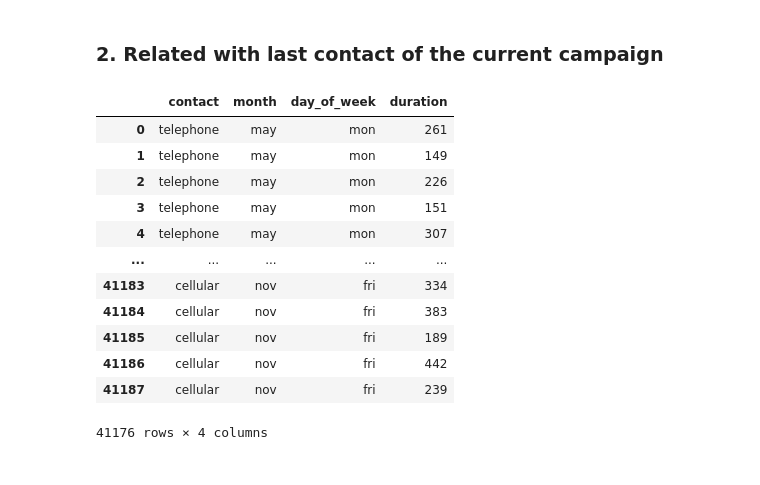
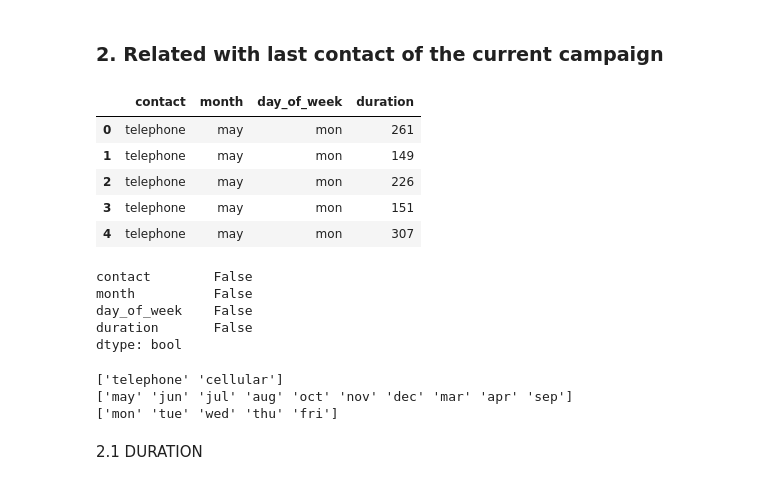
Before and after one commit to rkm7387/PORTUGES-BANK, a Jupyter notebook: portuges_bank.ipynb, the cells around one changed output. Drawn from its saved outputs; the diff is of its cells as text; code cells hidden in the pictures.

```diff
--- a/portuges_bank.ipynb
+++ b/portuges_bank.ipynb
@@ -611,18 +628,29 @@ bank_client.shape
 # %% [markdown]
 ### 2. Related with last contact of the current campaign
 # %%
-bank_related
+bank_related.head()
 # %% [output]
 |  | contact | month | day_of_week | duration |
 | 0 | telephone | may | mon | 261 |
 | 1 | telephone | may | mon | 149 |
 | 2 | telephone | may | mon | 226 |
 | 3 | telephone | may | mon | 151 |
 | 4 | telephone | may | mon | 307 |
-| ... | ... | ... | ... | ... |
-| 41183 | cellular | nov | fri | 334 |
-| 41184 | cellular | nov | fri | 383 |
-| 41185 | cellular | nov | fri | 189 |
-| 41186 | cellular | nov | fri | 442 |
-| 41187 | cellular | nov | fri | 239 |
-41176 rows × 4 columns
+# %%
+bank_related.isnull().any()
+# %% [output]
+contact        False
+month          False
+day_of_week    False
+duration       False
+dtype: bool
+# %%
+print(bank_related['contact'].unique())
+print(bank_related['month'].unique())
+print(bank_related['day_of_week'].unique())
+# %% [output]
+['telephone' 'cellular']
+['may' 'jun' 'jul' 'aug' 'oct' 'nov' 'dec' 'mar' 'apr' 'sep']
+['mon' 'tue' 'wed' 'thu' 'fri']
+# %% [markdown]
+2.1 DURATION
```
Also changed, not shown: parts of 54 cells of this notebook.
